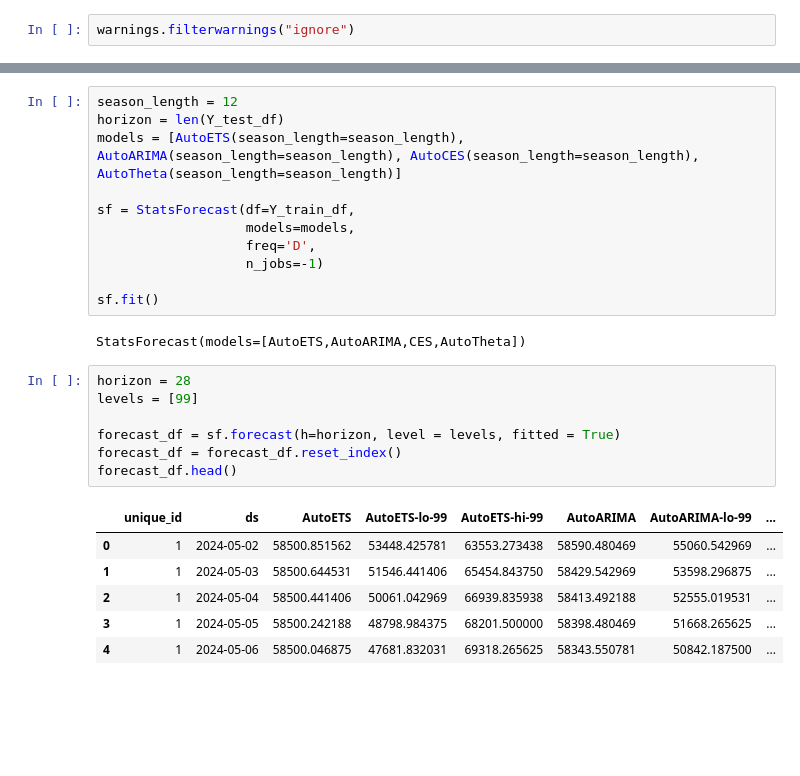
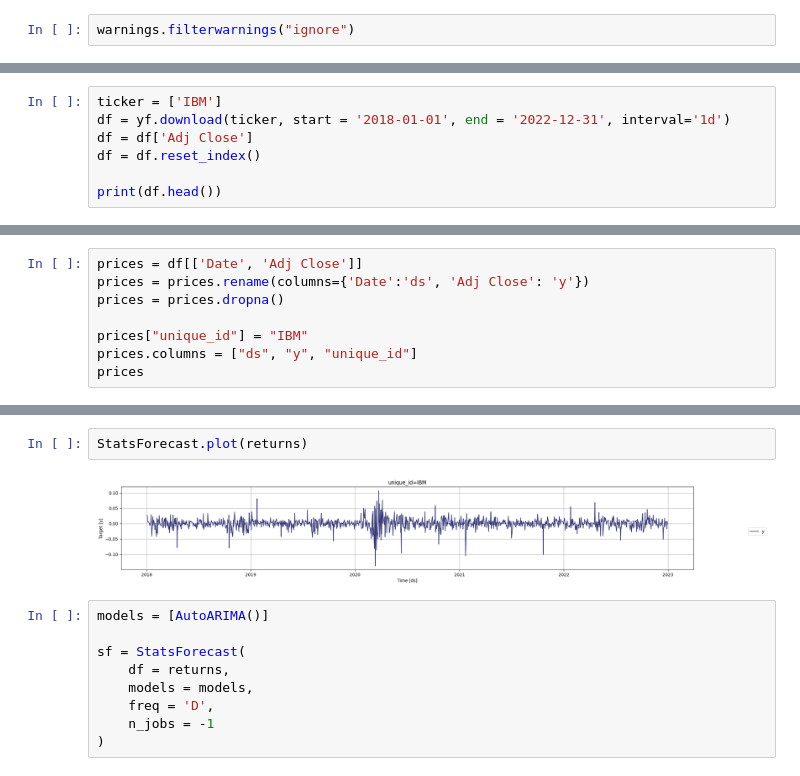
Before and after one commit to marcosherediapimienta/GenerativeAI_TimeSeries, a Jupyter notebook: Test_2.ipynb, the cells around one changed output, grey strips where cells are left out. Cells and saved outputs as stored; diff of their text form; blank space fills up the shorter version.

```diff
--- a/Test_2.ipynb
+++ b/Test_2.ipynb
@@ -42,0 +11,7 @@ Y_test_df = df_selected[df_selected.ds > '2024-05-01']
+# %%
+ticker = ['IBM']
+df = yf.download(ticker, start = '2018-01-01', end = '2022-12-31', interval='1d')
+df = df['Adj Close']
+df = df.reset_index()
+
+print(df.head())
@@ -42,0 +26,8 @@ Y_test_df = df_selected[df_selected.ds > '2024-05-01']
+# %%
+prices = df[['Date', 'Adj Close']]
+prices = prices.rename(columns={'Date':'ds', 'Adj Close': 'y'})
+prices = prices.dropna()
+
+prices["unique_id"] = "IBM"
+prices.columns = ["ds", "y", "unique_id"]
+prices
@@ -43,27 +73,13 @@ Y_test_df = df_selected[df_selected.ds > '2024-05-01']
+# %%
+StatsForecast.plot(returns)
+# %% [output]
+[figure, added]
 # %%
-season_length = 12
-horizon = len(Y_test_df)
-models = [AutoETS(season_length=season_length), AutoARIMA(season_length=season_length), AutoCES(season_length=season_length), AutoTheta(season_length=season_length)]
+models = [AutoARIMA()]
 
-sf = StatsForecast(df=Y_train_df,
-                   models=models,
-                   freq='D',
-                   n_jobs=-1)
-
-sf.fit()
+sf = StatsForecast(
+    df = returns,
+    models = models,
+    freq = 'D',
+    n_jobs = -1
+)
-# %% [output]
-StatsForecast(models=[AutoETS,AutoARIMA,CES,AutoTheta])
-# %%
-horizon = 28
-levels = [99]
-
-forecast_df = sf.forecast(h=horizon, level = levels, fitted = True)
-forecast_df = forecast_df.reset_index()
-forecast_df.head()
-# %% [output]
-|  | unique_id | ds | AutoETS | AutoETS-lo-99 | AutoETS-hi-99 | AutoARIMA | AutoARIMA-lo-99 | ... |
-| 0 | 1 | 2024-05-02 | 58500.851562 | 53448.425781 | 63553.273438 | 58590.480469 | 55060.542969 | ... |
-| 1 | 1 | 2024-05-03 | 58500.644531 | 51546.441406 | 65454.843750 | 58429.542969 | 53598.296875 | ... |
-| 2 | 1 | 2024-05-04 | 58500.441406 | 50061.042969 | 66939.835938 | 58413.492188 | 52555.019531 | ... |
-| 3 | 1 | 2024-05-05 | 58500.242188 | 48798.984375 | 68201.500000 | 58398.480469 | 51668.265625 | ... |
-| 4 | 1 | 2024-05-06 | 58500.046875 | 47681.832031 | 69318.265625 | 58343.550781 | 50842.187500 | ... |
```
Also changed, not shown: parts of 15 cells of this notebook, 1 other file.
